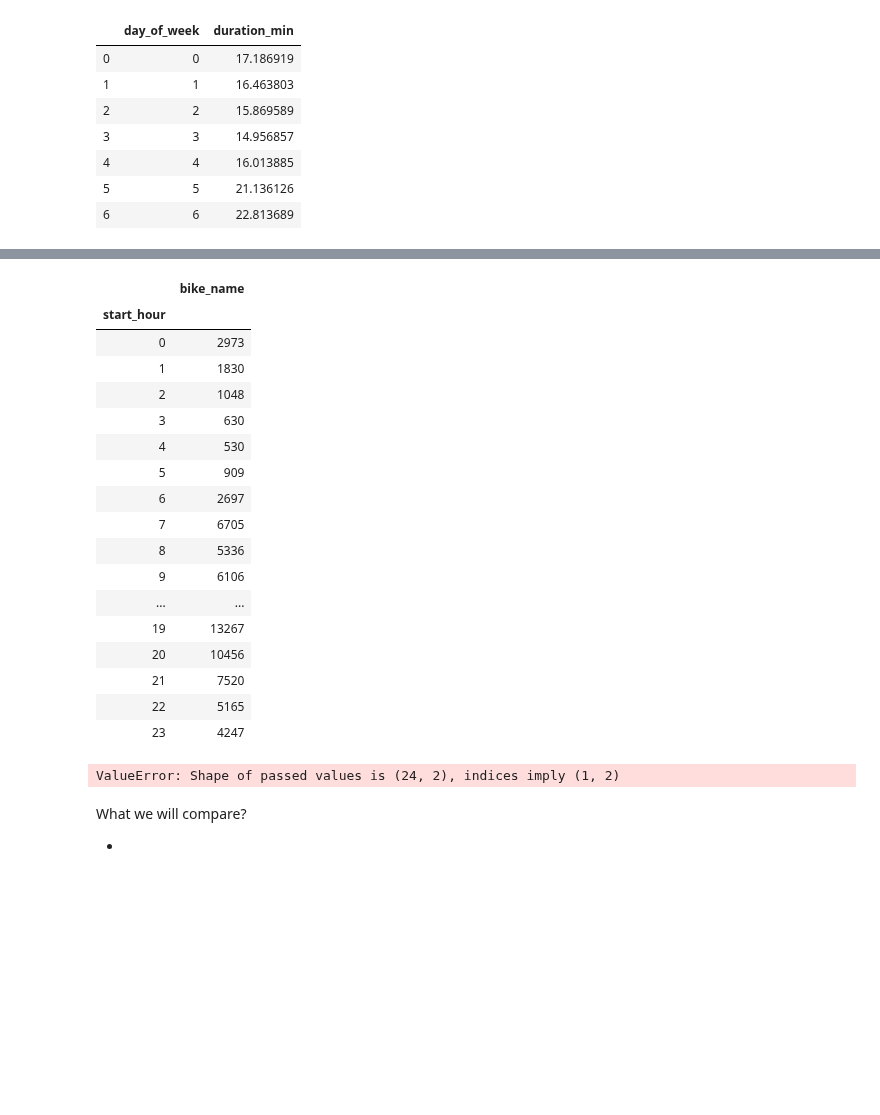
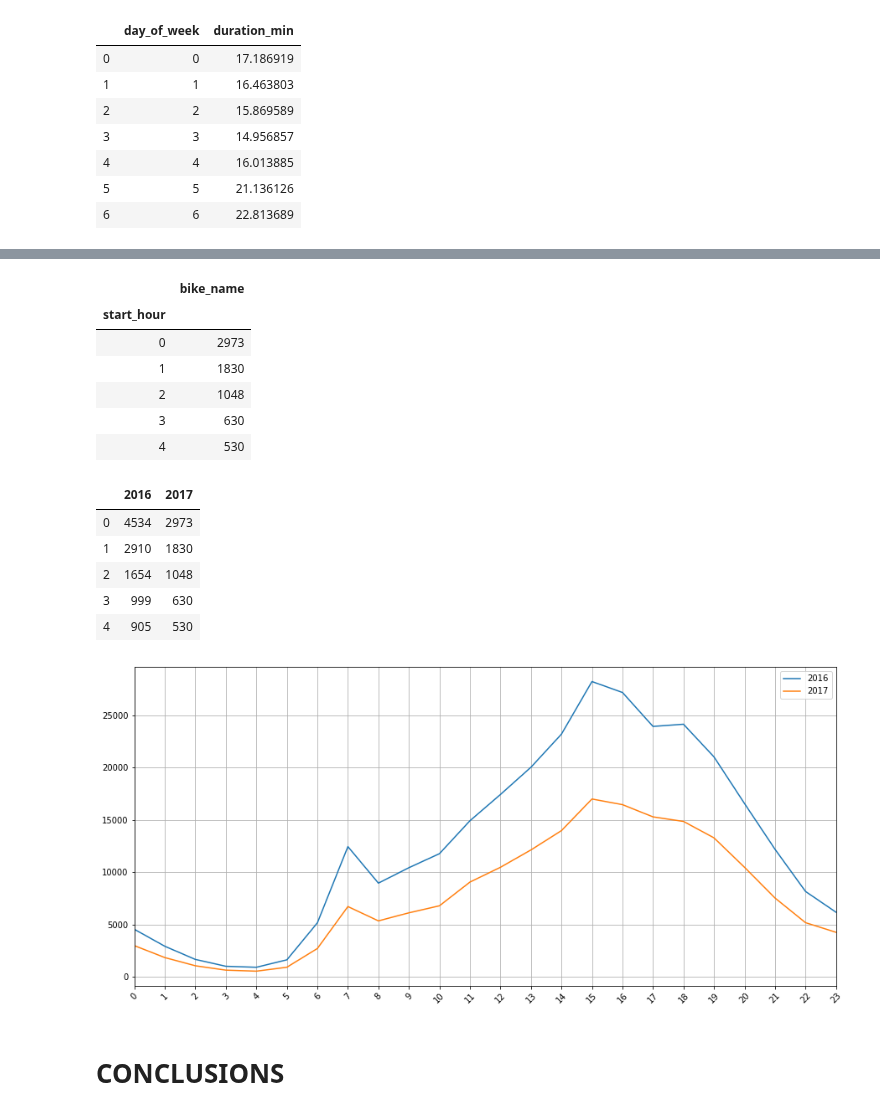
Before and after one commit to KGorczyca/City_bike_Lublin, a Jupyter notebook: PROJECT PART 4 (COMPARISON AND COCLUSIONS).ipynb, the cells around one changed output, grey strips where cells are left out. Saved outputs shown, nothing was run; the diff lists cells and outputs as text; code cells hidden in the pictures; blank space fills up the shorter version.

```diff
--- a/PROJECT PART 4 (COMPARISON AND COCLUSIONS).ipynb
+++ b/PROJECT PART 4 (COMPARISON AND COCLUSIONS).ipynb
@@ -386,35 +352,31 @@ ave_rent_per_h_16
 # %%
 ave_rent_per_h_17= c_b17.groupby(['start_hour']).agg({'bike_name':'count'})
 
-ave_rent_per_h_17
+ave_rent_per_h_17.head()
 # %% [output]
 |  | bike_name |
 | start_hour |  |
 | 0 | 2973 |
 | 1 | 1830 |
 | 2 | 1048 |
 | 3 | 630 |
 | 4 | 530 |
-| 5 | 909 |
-| 6 | 2697 |
-| 7 | 6705 |
-| 8 | 5336 |
-| 9 | 6106 |
-| ... | ... |
-| 19 | 13267 |
-| 20 | 10456 |
-| 21 | 7520 |
-| 22 | 5165 |
-| 23 | 4247 |
 # %%
 d = {'2016':ave_rent_per_h_16['bike_name'].to_list() ,'2017':ave_rent_per_h_17['bike_name'].to_list()}
 
-df = pd.DataFrame(data=d, index=[range(0,24)])
+df = pd.DataFrame(data=d)
 
-df
+df.head()
 # %% [output]
-ValueError: Shape of passed values is (24, 2), indices imply (1, 2)
+|  | 2016 | 2017 |
+| 0 | 4534 | 2973 |
+| 1 | 2910 | 1830 |
+| 2 | 1654 | 1048 |
+| 3 | 999 | 630 |
+| 4 | 905 | 530 |
-# %% [markdown]
-What we will compare?
-
--
+# %%
+df.plot(y = ['2016','2017'],kind ='line', figsize = (15,7), use_index=True, xticks = (range(24)),rot = 45, grid=True);
+# %% [output]
+[figure, added]
+# %% [markdown]
+<h1>CONCLUSIONS
```
Also changed, not shown: parts of 16 cells of this notebook.
